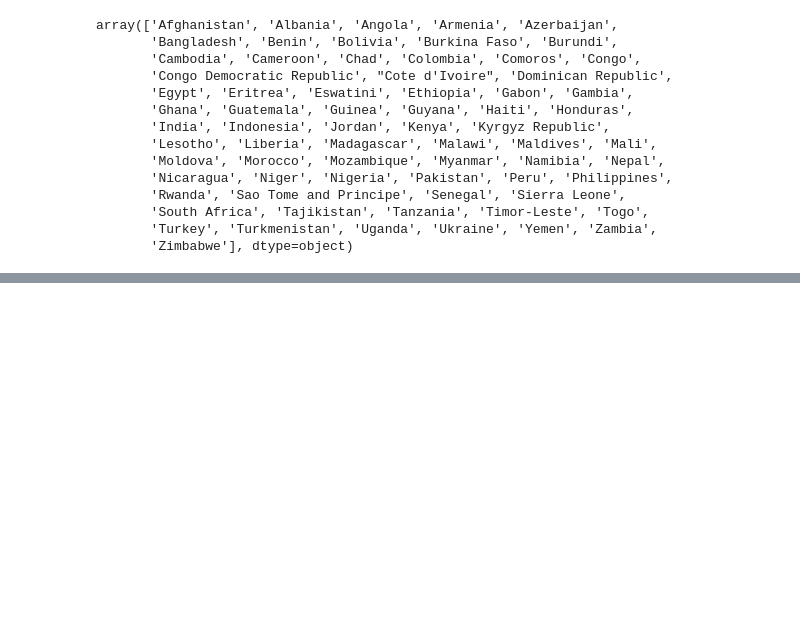
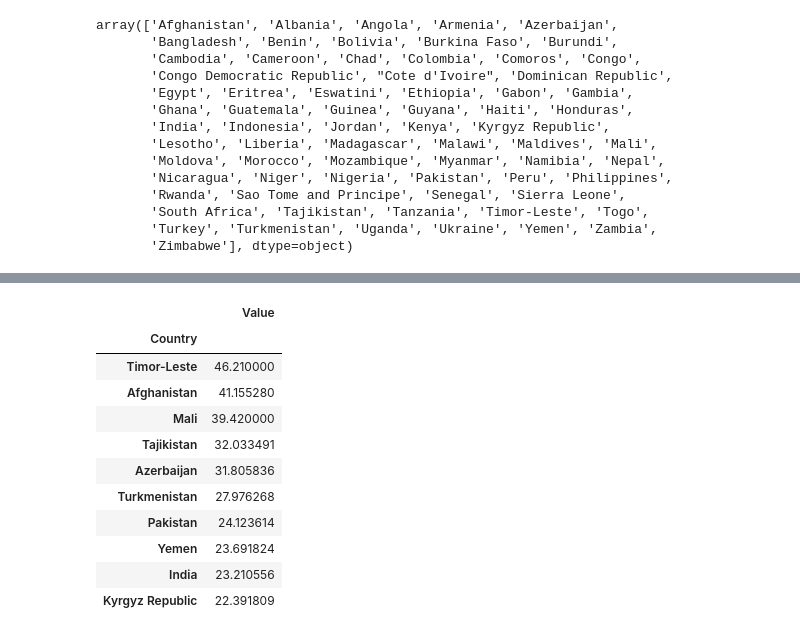
Before and after one commit to DueMinh/Woman-project, a Jupyter notebook: Woman_project.ipynb, the cells around one changed output, grey strips where cells are left out. Cells and saved outputs as stored; diff of their text form; code cells hidden in the pictures; blank space fills up the shorter version.

Commit message:
update plot

```diff
--- a/Woman_project.ipynb
+++ b/Woman_project.ipynb
@@ -100,0 +109,21 @@ pivot_ui(datadf)
+# %%
+
+data_plot1 = pd.DataFrame(Asia, columns=['Country', 'Value'])
+data_plot_agg =  pd.pivot_table(data_plot1, values = 'Value', index = 'Country', aggfunc = np.mean)
+data_plot_agg.head()
+data_plot_sorted = data_plot_agg.sort_values(by='Value', ascending=False)
+ranking = data_plot_sorted.head(10)
+ranking
+# %% [output]
+|  | Value |
+| Country |  |
+| Timor-Leste | 46.210000 |
+| Afghanistan | 41.155280 |
+| Mali | 39.420000 |
+| Tajikistan | 32.033491 |
+| Azerbaijan | 31.805836 |
+| Turkmenistan | 27.976268 |
+| Pakistan | 24.123614 |
+| Yemen | 23.691824 |
+| India | 23.210556 |
+| Kyrgyz Republic | 22.391809 |
```
Also changed, not shown: parts of 18 cells of this notebook.
